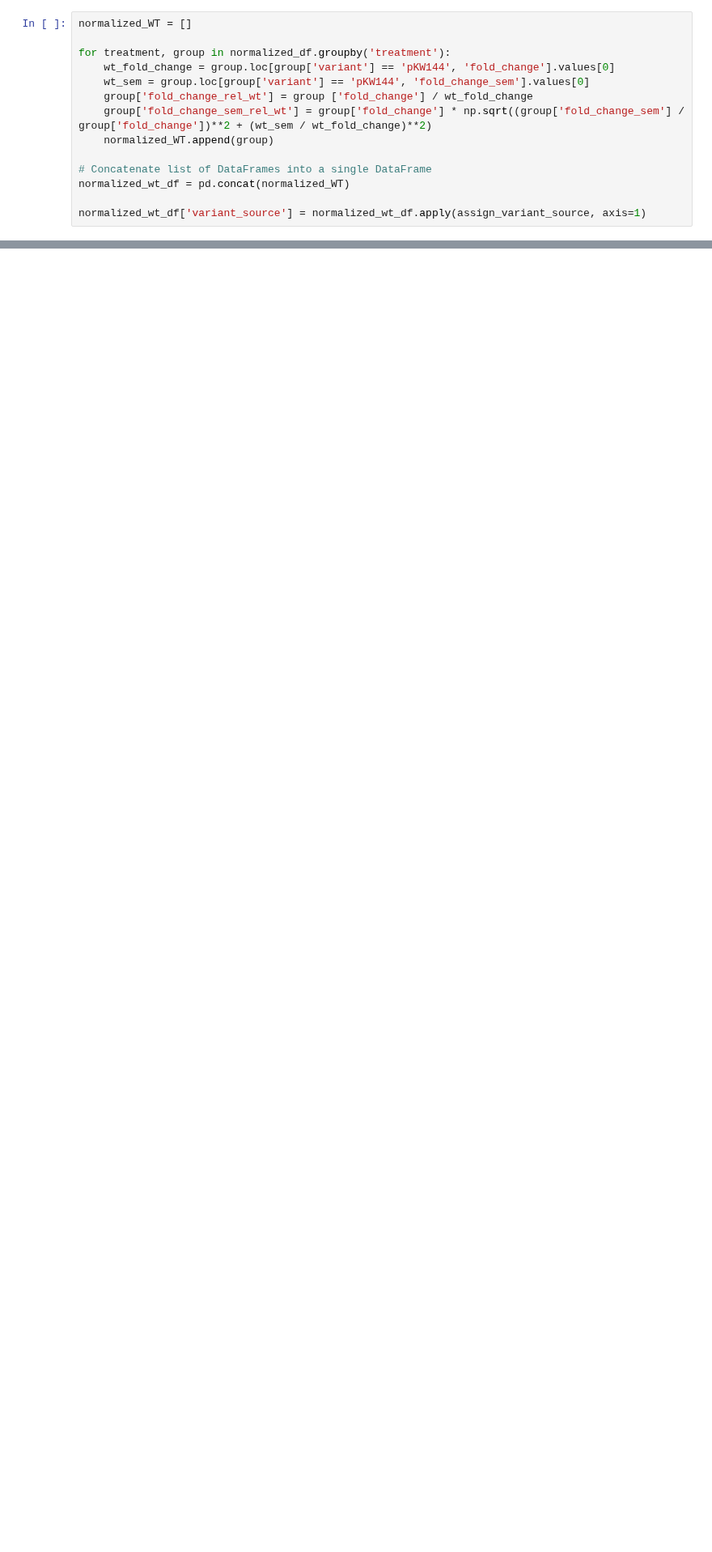
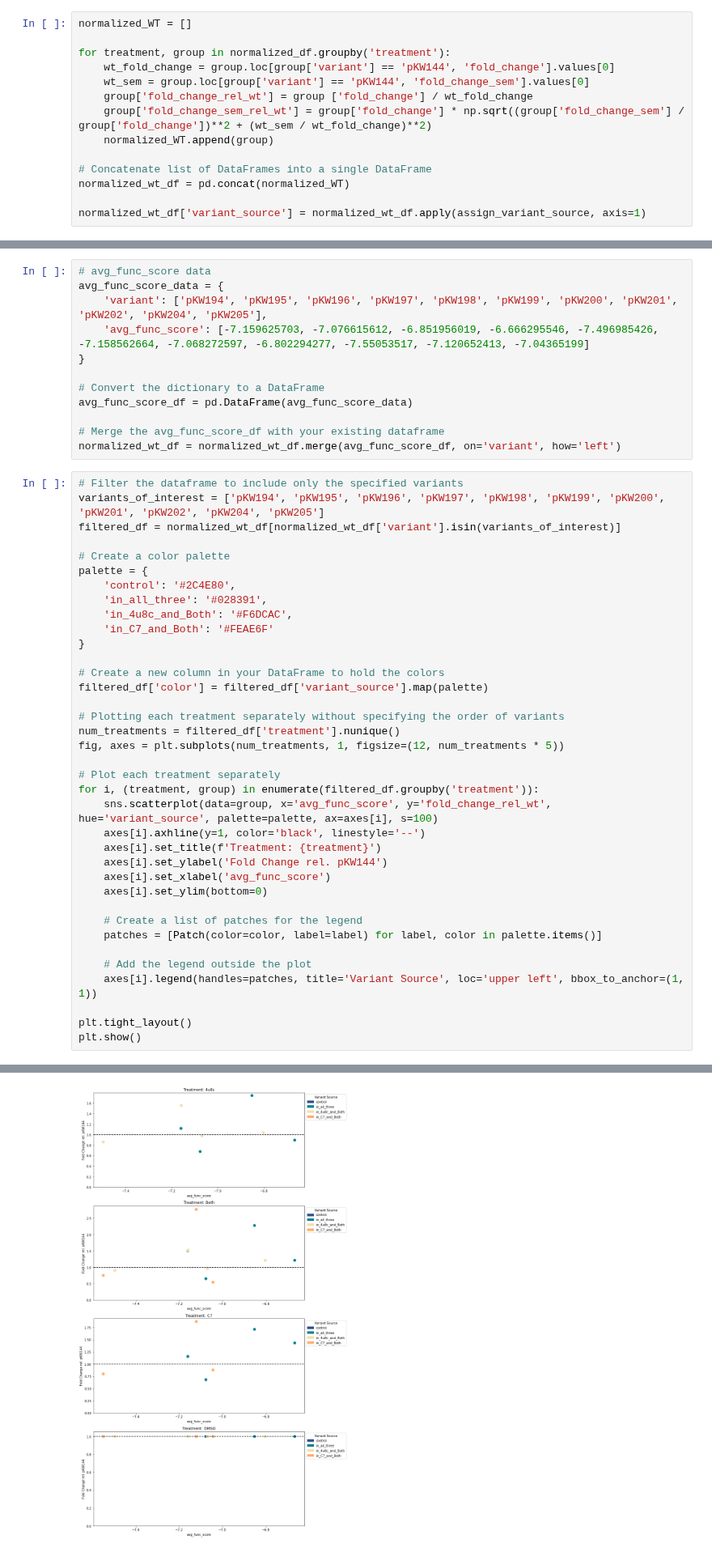
Before and after one commit to kwalcott97/kw_dms, a Jupyter notebook: Titering lentivirus/individual_variant/individual variant titering.ipynb, the cells around one changed output, grey strips where cells are left out. Shown at 81% size. Saved outputs shown, nothing was run; the diff lists cells and outputs as text; blank space fills up the shorter version.

```diff
--- a/Titering lentivirus/individual_variant/individual variant titering.ipynb
+++ b/Titering lentivirus/individual_variant/individual variant titering.ipynb
@@ -149,3 +174,53 @@ plt.tight_layout()
 plt.show()
 # %% [output]
 [figure]
+# %%
+# avg_func_score data
+avg_func_score_data = {
+    'variant': ['pKW194', 'pKW195', 'pKW196', 'pKW197', 'pKW198', 'pKW199', 'pKW200', 'pKW201', 'pKW202', 'pKW204', 'pKW205'],
+    'avg_func_score': [-7.159625703, -7.076615612, -6.851956019, -6.666295546, -7.496985426, -7.158562664, -7.068272597, -6.802294277, -7.55053517, -7.120652413, -7.04365199]
+}
+
+# Convert the dictionary to a DataFrame
+avg_func_score_df = pd.DataFrame(avg_func_score_data)
+
+# Merge the avg_func_score_df with your existing dataframe
+normalized_wt_df = normalized_wt_df.merge(avg_func_score_df, on='variant', how='left')
+# %%
+# Filter the dataframe to include only the specified variants
+variants_of_interest = ['pKW194', 'pKW195', 'pKW196', 'pKW197', 'pKW198', 'pKW199', 'pKW200', 'pKW201', 'pKW202', 'pKW204', 'pKW205']
+filtered_df = normalized_wt_df[normalized_wt_df['variant'].isin(variants_of_interest)]
+
+# Create a color palette
+palette = {
+    'control': '#2C4E80',
+    'in_all_three': '#028391',
+    'in_4u8c_and_Both': '#F6DCAC',
+    'in_C7_and_Both': '#FEAE6F'
+}
+
+# Create a new column in your DataFrame to hold the colors
+filtered_df['color'] = filtered_df['variant_source'].map(palette)
+
+# Plotting each treatment separately without specifying the order of variants
+num_treatments = filtered_df['treatment'].nunique()
+fig, axes = plt.subplots(num_treatments, 1, figsize=(12, num_treatments * 5))
+
+# Plot each treatment separately
+for i, (treatment, group) in enumerate(filtered_df.groupby('treatment')):
+    sns.scatterplot(data=group, x='avg_func_score', y='fold_change_rel_wt', hue='variant_source', palette=palette, ax=axes[i], s=100)
+    axes[i].axhline(y=1, color='black', linestyle='--')
+    axes[i].set_title(f'Treatment: {treatment}')
+    axes[i].set_ylabel('Fold Change rel. pKW144')
+    axes[i].set_xlabel('avg_func_score')
+    axes[i].set_ylim(bottom=0)
+
+    # Create a list of patches for the legend
+    patches = [Patch(color=color, label=label) for label, color in palette.items()]
+
+    # Add the legend outside the plot
+    axes[i].legend(handles=patches, title='Variant Source', loc='upper left', bbox_to_anchor=(1, 1))
+
+plt.tight_layout()
+plt.show()
+# %% [output]
@@ -151,0 +232 @@ plt.show()
+[figure, added]
```
Also changed, not shown: parts of 4 cells of this notebook, 3 other files.
